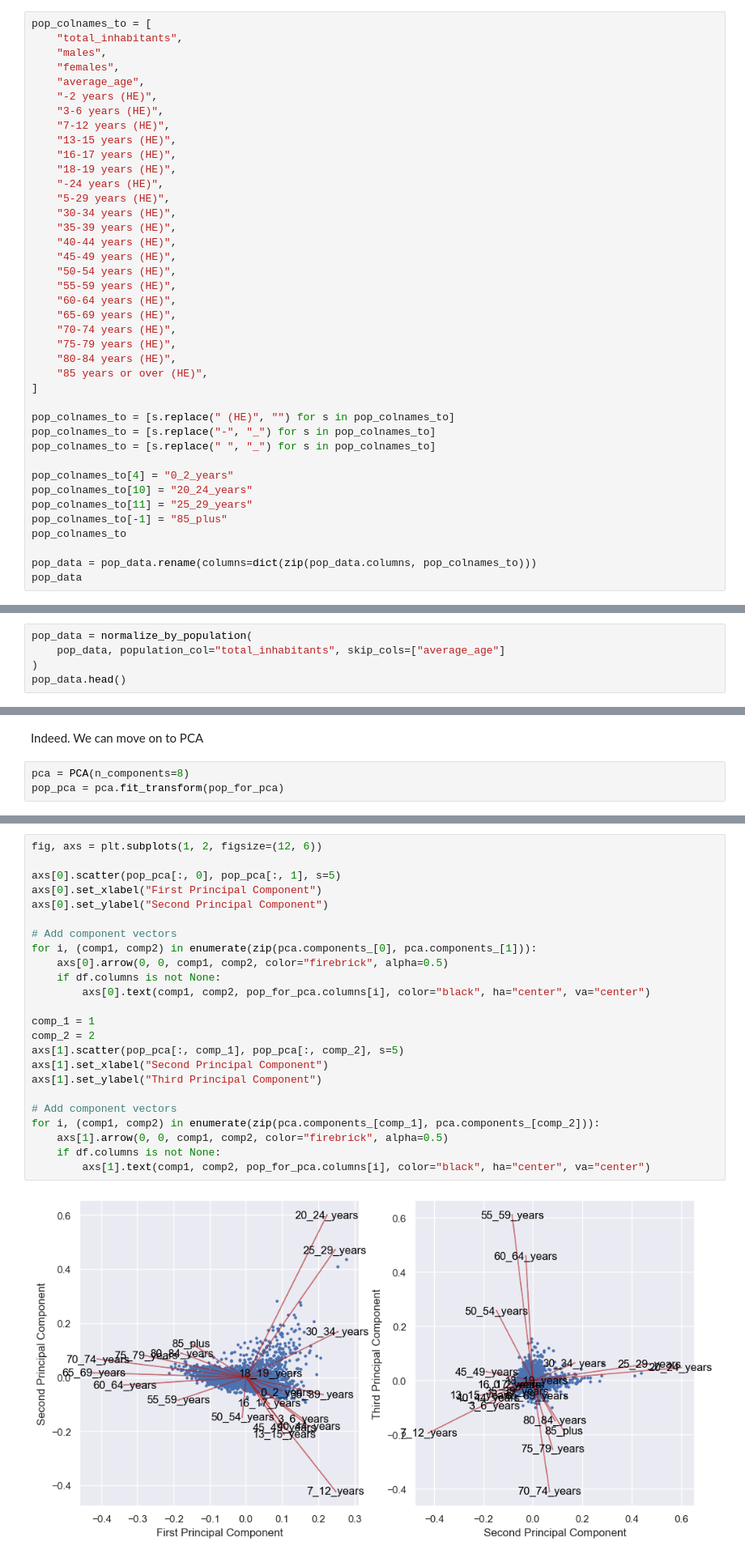
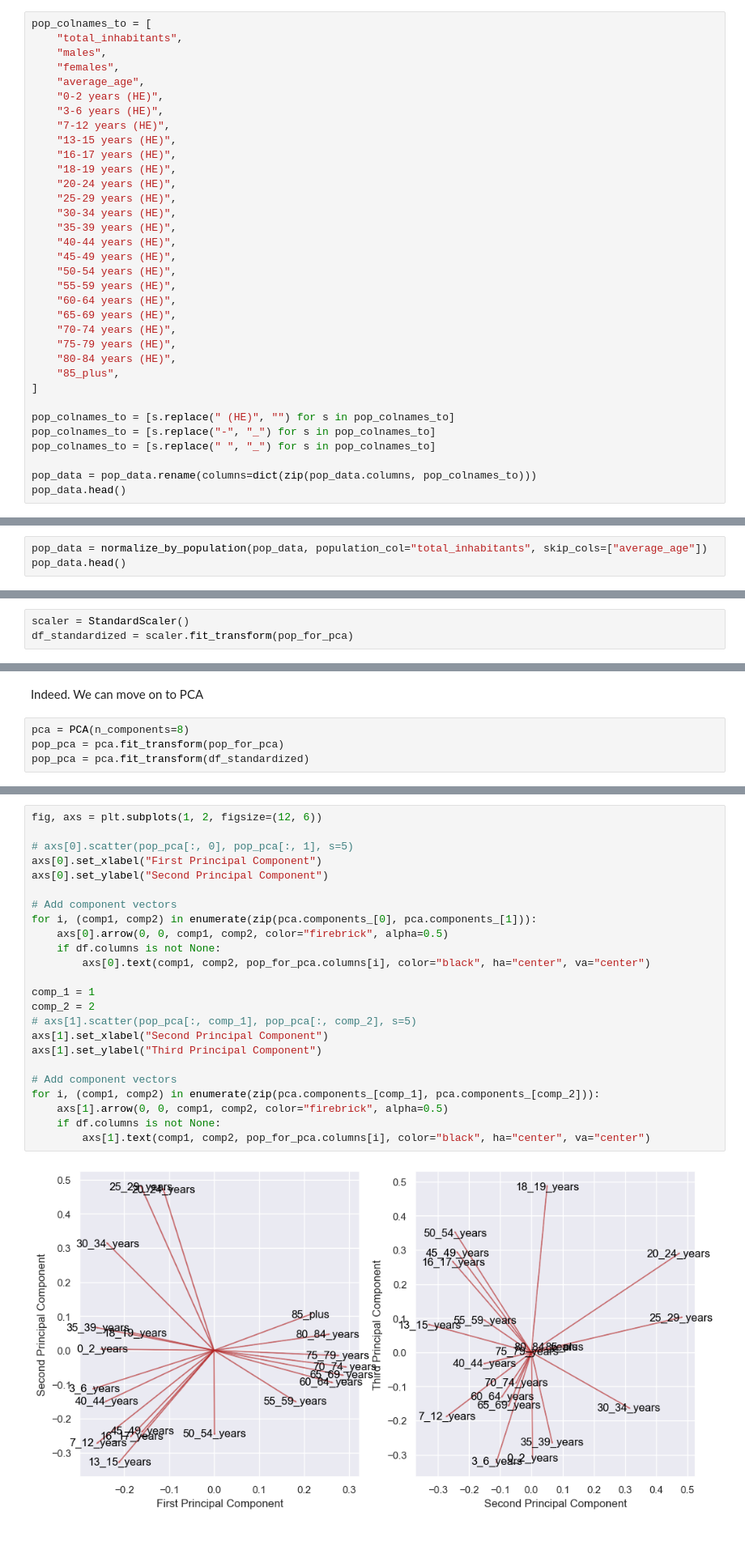
Before and after one commit to rasmussiljander/self-learning, a Jupyter notebook: postalcode_analysis/data_exploration/population.ipynb, the cells around one changed output, grey strips where cells are left out. Shown at 81% size. Cells and saved outputs as stored; diff of their text form.

```diff
--- a/postalcode_analysis/data_exploration/population.ipynb
+++ b/postalcode_analysis/data_exploration/population.ipynb
@@ -147,14 +162,14 @@ pop_colnames_to = [
     "males",
     "females",
     "average_age",
-    "-2 years (HE)",
+    "0-2 years (HE)",
     "3-6 years (HE)",
     "7-12 years (HE)",
     "13-15 years (HE)",
     "16-17 years (HE)",
     "18-19 years (HE)",
-    "-24 years (HE)",
-    "5-29 years (HE)",
+    "20-24 years (HE)",
+    "25-29 years (HE)",
     "30-34 years (HE)",
     "35-39 years (HE)",
     "40-44 years (HE)",
@@ -166,21 +181,15 @@ pop_colnames_to = [
     "70-74 years (HE)",
     "75-79 years (HE)",
     "80-84 years (HE)",
-    "85 years or over (HE)",
+    "85_plus",
 ]
 
 pop_colnames_to = [s.replace(" (HE)", "") for s in pop_colnames_to]
 pop_colnames_to = [s.replace("-", "_") for s in pop_colnames_to]
 pop_colnames_to = [s.replace(" ", "_") for s in pop_colnames_to]
 
-pop_colnames_to[4] = "0_2_years"
-pop_colnames_to[10] = "20_24_years"
-pop_colnames_to[11] = "25_29_years"
-pop_colnames_to[-1] = "85_plus"
-pop_colnames_to
-
 pop_data = pop_data.rename(columns=dict(zip(pop_data.columns, pop_colnames_to)))
-pop_data
+pop_data.head()
 # %% [output]
 |  | total_inhabitants | males | females | average_age | 0_2_years | 3_6_years | 7_12_years | 13_15_years | ... |
 | 0 | 18030 | 8492.0 | 9538.0 | 42.0 | 352.0 | 372.0 | 709.0 | 359.0 | ... |
@@ -202,9 +205,7 @@ pop_data
 
 Note that the source code for the normalization operation has been moved to `utils` for other script to be able to use the same function.
 # %%
-pop_data = normalize_by_population(
-    pop_data, population_col="total_inhabitants", skip_cols=["average_age"]
-)
+pop_data = normalize_by_population(pop_data, population_col="total_inhabitants", skip_cols=["average_age"])
 pop_data.head()
 # %% [output]
 |  | total_inhabitants | males | females | average_age | 0_2_years | 3_6_years | 7_12_years | 13_15_years | ... |
@@ -355,0 +426,3 @@ True
+# %%
+scaler = StandardScaler()
+df_standardized = scaler.fit_transform(pop_for_pca)
@@ -358,6 +437,7 @@ Indeed. We can move on to PCA
 # %%
 pca = PCA(n_components=8)
 pop_pca = pca.fit_transform(pop_for_pca)
+pop_pca = pca.fit_transform(df_standardized)
 # %%
 pca.explained_variance_ratio_
 # %% [output]
@@ -403,29 +480,29 @@ Lets plot the original features on the PCA map
 # %%
 fig, axs = plt.subplots(1, 2, figsize=(12, 6))
 
-axs[0].scatter(pop_pca[:, 0], pop_pca[:, 1], s=5)
+# axs[0].scatter(pop_pca[:, 0], pop_pca[:, 1], s=5)
 axs[0].set_xlabel("First Principal Component")
 axs[0].set_ylabel("Second Principal Component")
 
 # Add component vectors
 for i, (comp1, comp2) in enumerate(zip(pca.components_[0], pca.components_[1])):
     axs[0].arrow(0, 0, comp1, comp2, color="firebrick", alpha=0.5)
     if df.columns is not None:
         axs[0].text(comp1, comp2, pop_for_pca.columns[i], color="black", ha="center", va="center")
 
 comp_1 = 1
 comp_2 = 2
-axs[1].scatter(pop_pca[:, comp_1], pop_pca[:, comp_2], s=5)
+# axs[1].scatter(pop_pca[:, comp_1], pop_pca[:, comp_2], s=5)
 axs[1].set_xlabel("Second Principal Component")
 axs[1].set_ylabel("Third Principal Component")
 
 # Add component vectors
 for i, (comp1, comp2) in enumerate(zip(pca.components_[comp_1], pca.components_[comp_2])):
     axs[1].arrow(0, 0, comp1, comp2, color="firebrick", alpha=0.5)
     if df.columns is not None:
         axs[1].text(comp1, comp2, pop_for_pca.columns[i], color="black", ha="center", va="center")
 # %% [output]
-[figure, old version]
+[figure, new version]
 # %%
 # Assume df is your original DataFrame and pca is your fitted PCA model
 loadings = pd.DataFrame(pca.components_, columns=pop_for_pca.columns).T
```
Also changed, not shown: parts of 37 cells of this notebook.
